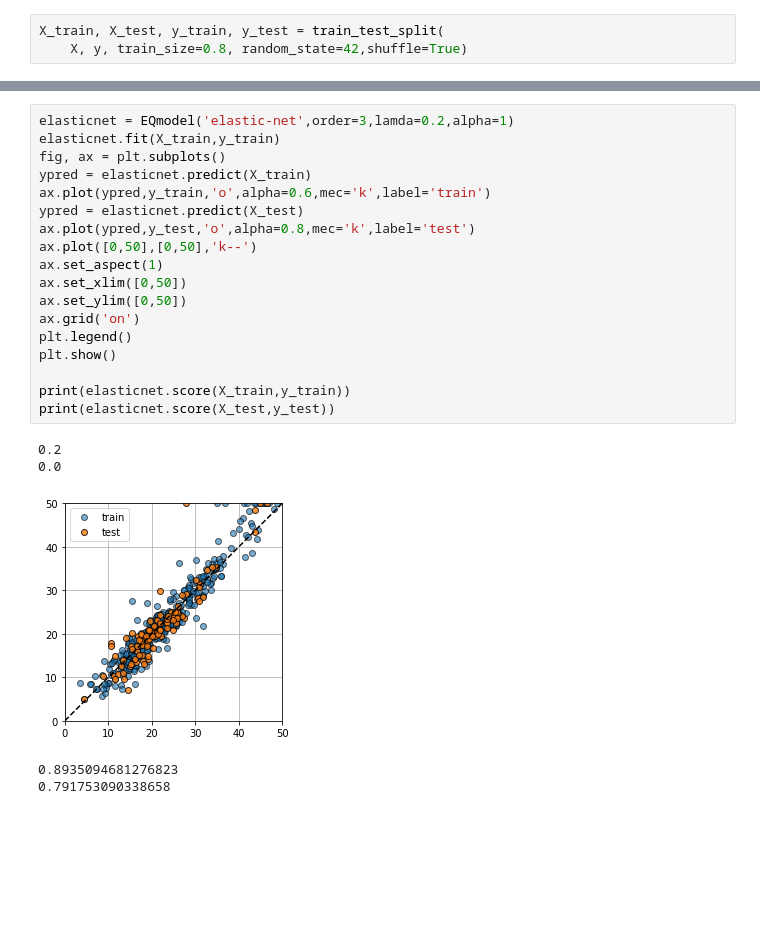
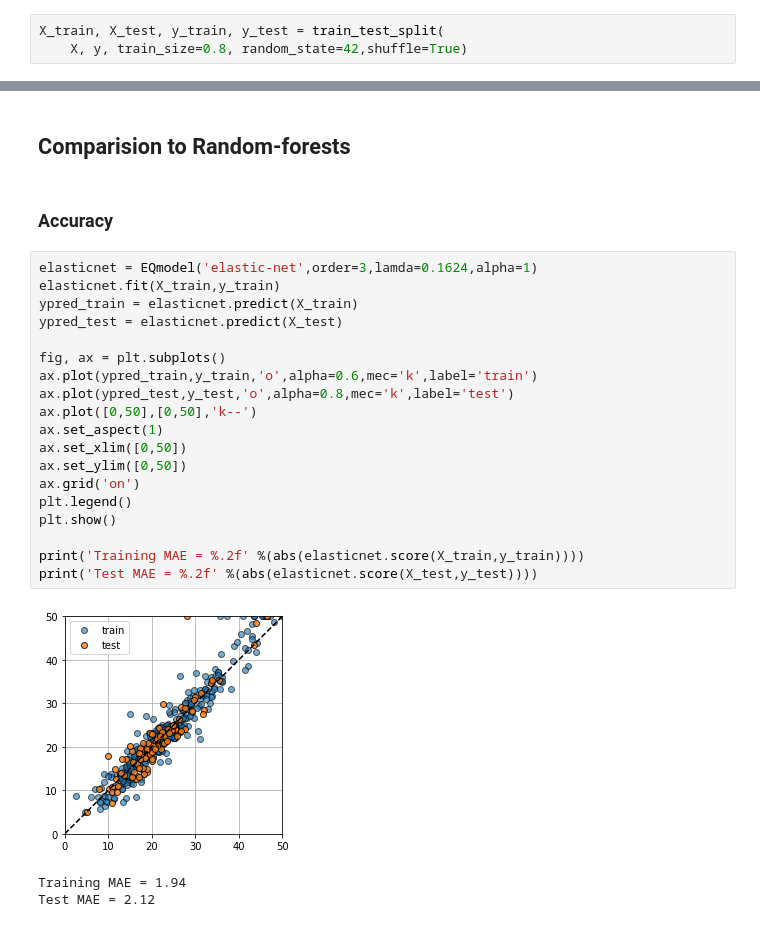
Before and after one commit to ascillitoe/EQ-live, a Jupyter notebook: Prototyping/ML_regression/robust_regression/boston_housing.ipynb, the cells around one changed output, grey strips where cells are left out. Drawn from its saved outputs; the diff is of its cells as text; blank space fills up the shorter version.

```diff
--- a/Prototyping/ML_regression/robust_regression/boston_housing.ipynb
+++ b/Prototyping/ML_regression/robust_regression/boston_housing.ipynb
@@ -301,25 +327,28 @@ MAE = 3.2
+# %% [markdown]
+## Comparision to Random-forests
+# %% [markdown]
+### Accuracy
 # %%
-elasticnet = EQmodel('elastic-net',order=3,lamda=0.2,alpha=1)
+elasticnet = EQmodel('elastic-net',order=3,lamda=0.1624,alpha=1)
 elasticnet.fit(X_train,y_train)
+ypred_train = elasticnet.predict(X_train)
+ypred_test = elasticnet.predict(X_test)
+
 fig, ax = plt.subplots()
-ypred = elasticnet.predict(X_train)
-ax.plot(ypred,y_train,'o',alpha=0.6,mec='k',label='train')
-ypred = elasticnet.predict(X_test)
-ax.plot(ypred,y_test,'o',alpha=0.8,mec='k',label='test')
+ax.plot(ypred_train,y_train,'o',alpha=0.6,mec='k',label='train')
+ax.plot(ypred_test,y_test,'o',alpha=0.8,mec='k',label='test')
 ax.plot([0,50],[0,50],'k--')
 ax.set_aspect(1)
 ax.set_xlim([0,50])
 ax.set_ylim([0,50])
 ax.grid('on')
 plt.legend()
 plt.show()
 
-print(elasticnet.score(X_train,y_train))
-print(elasticnet.score(X_test,y_test))
+print('Training MAE = %.2f' %(abs(elasticnet.score(X_train,y_train))))
+print('Test MAE = %.2f' %(abs(elasticnet.score(X_test,y_test))))
 # %% [output]
+[figure, new version]
-0.2
-0.0
+Training MAE = 1.94
+Test MAE = 2.12
-[figure, old version]
-0.8935094681276823
-0.791753090338658
 # %%
```
Also changed, not shown: parts of 30 cells of this notebook, 53 other files.
